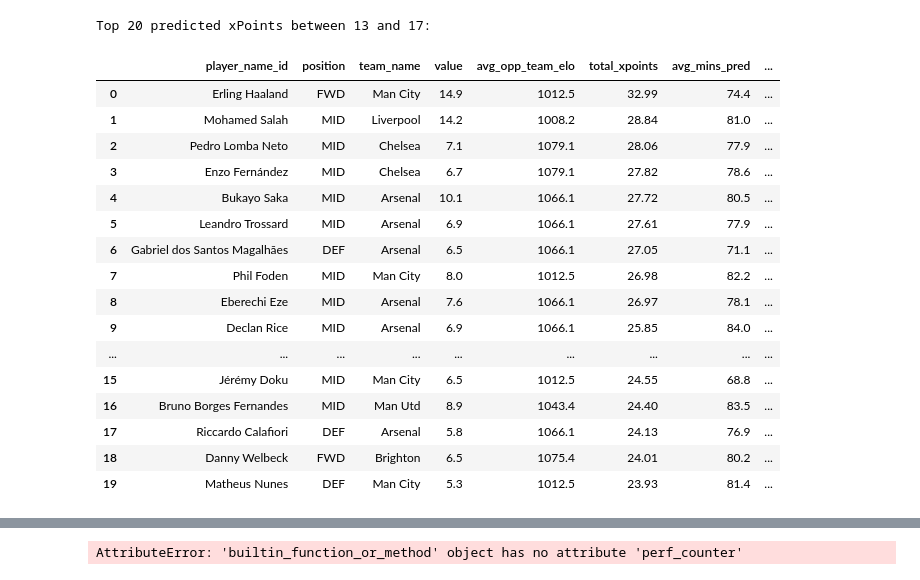
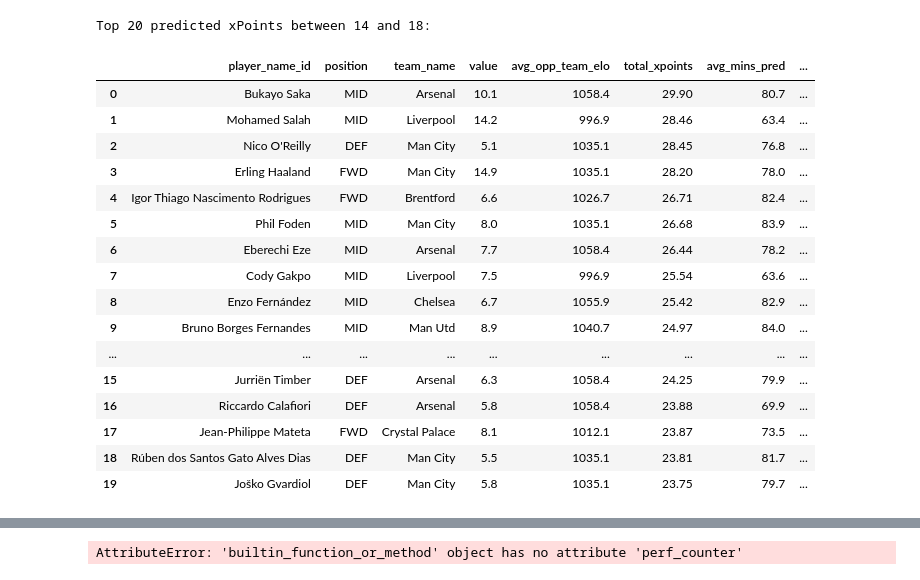
Before and after one commit to chrisimpacts/FPL-Points-Predictor, a Jupyter notebook: DIVX-Team-Analysis.ipynb, the cells around one changed output, grey strips where cells are left out. Saved outputs shown, nothing was run; the diff lists cells and outputs as text; code cells hidden in the pictures.

```diff
--- a/DIVX-Team-Analysis.ipynb
+++ b/DIVX-Team-Analysis.ipynb
@@ -5,8 +5,8 @@ import time
 start=time.perf_counter()
 # %%
 #add this info to a settings dict?
-stats_current_gameweek = 12
-picks_current_gameweek = 12
+stats_current_gameweek = 13
+picks_current_gameweek = 13
 current_season = 20252026
 # %%
 from DatabaseCreator import DatabaseCreator
@@ -77,44 +77,44 @@ None
 # %%
 print(f"\nTop 20 predicted xPoints between {picks_current_gameweek+1} and {picks_current_gameweek+5}:")
 next5gw_predictions = db_creator.run_sql(f"""
     SELECT
         player_name_id,
         position,
         team_name,
         value/10 as value,
         ROUND(AVG(opp_team_elo),1) AS avg_opp_team_elo,
         ROUND(SUM(xpoints),2) AS total_xpoints,
         ROUND(AVG(mins_pred),1) AS avg_mins_pred,
         ROUND(AVG(xgp90_pred),3) AS avg_xgp90_pred,
         ROUND(AVG(xap90_pred),3) AS avg_xap90_pred,
         ROUND(AVG(xgcp90_pred),3) AS avg_xgcp90_pred
     FROM predictions
     WHERE event BETWEEN {picks_current_gameweek+1} AND {picks_current_gameweek+5}
-        -- AND position = 'MID'
-        -- AND value <= 48
+        -- AND position = 'DEF'
+        -- AND value <= 45
     GROUP BY player_name_id, position, team_name, value
     ORDER BY total_xpoints DESC
 """)
 next5gw_predictions.head(20)
 # %% [output]
-Top 20 predicted xPoints between 13 and 17:
+Top 20 predicted xPoints between 14 and 18:
 |  | player_name_id | position | team_name | value | avg_opp_team_elo | total_xpoints | avg_mins_pred | ... |
-| 0 | Erling Haaland | FWD | Man City | 14.9 | 1012.5 | 32.99 | 74.4 | ... |
-| 1 | Mohamed Salah | MID | Liverpool | 14.2 | 1008.2 | 28.84 | 81.0 | ... |
-| 2 | Pedro Lomba Neto | MID | Chelsea | 7.1 | 1079.1 | 28.06 | 77.9 | ... |
-| 3 | Enzo Fernández | MID | Chelsea | 6.7 | 1079.1 | 27.82 | 78.6 | ... |
-| 4 | Bukayo Saka | MID | Arsenal | 10.1 | 1066.1 | 27.72 | 80.5 | ... |
-| 5 | Leandro Trossard | MID | Arsenal | 6.9 | 1066.1 | 27.61 | 77.9 | ... |
-| 6 | Gabriel dos Santos Magalhães | DEF | Arsenal | 6.5 | 1066.1 | 27.05 | 71.1 | ... |
-| 7 | Phil Foden | MID | Man City | 8.0 | 1012.5 | 26.98 | 82.2 | ... |
-| 8 | Eberechi Eze | MID | Arsenal | 7.6 | 1066.1 | 26.97 | 78.1 | ... |
-| 9 | Declan Rice | MID | Arsenal | 6.9 | 1066.1 | 25.85 | 84.0 | ... |
+| 0 | Bukayo Saka | MID | Arsenal | 10.1 | 1058.4 | 29.90 | 80.7 | ... |
+| 1 | Mohamed Salah | MID | Liverpool | 14.2 | 996.9 | 28.46 | 63.4 | ... |
+| 2 | Nico O'Reilly | DEF | Man City | 5.1 | 1035.1 | 28.45 | 76.8 | ... |
+| 3 | Erling Haaland | FWD | Man City | 14.9 | 1035.1 | 28.20 | 78.0 | ... |
+| 4 | Igor Thiago Nascimento Rodrigues | FWD | Brentford | 6.6 | 1026.7 | 26.71 | 82.4 | ... |
+| 5 | Phil Foden | MID | Man City | 8.0 | 1035.1 | 26.68 | 83.9 | ... |
+| 6 | Eberechi Eze | MID | Arsenal | 7.7 | 1058.4 | 26.44 | 78.2 | ... |
+| 7 | Cody Gakpo | MID | Liverpool | 7.5 | 996.9 | 25.54 | 63.6 | ... |
+| 8 | Enzo Fernández | MID | Chelsea | 6.7 | 1055.9 | 25.42 | 82.9 | ... |
+| 9 | Bruno Borges Fernandes | MID | Man Utd | 8.9 | 1040.7 | 24.97 | 84.0 | ... |
 | ... | ... | ... | ... | ... | ... | ... | ... | ... |
-| 15 | Jérémy Doku | MID | Man City | 6.5 | 1012.5 | 24.55 | 68.8 | ... |
-| 16 | Bruno Borges Fernandes | MID | Man Utd | 8.9 | 1043.4 | 24.40 | 83.5 | ... |
-| 17 | Riccardo Calafiori | DEF | Arsenal | 5.8 | 1066.1 | 24.13 | 76.9 | ... |
-| 18 | Danny Welbeck | FWD | Brighton | 6.5 | 1075.4 | 24.01 | 80.2 | ... |
-| 19 | Matheus Nunes | DEF | Man City | 5.3 | 1012.5 | 23.93 | 81.4 | ... |
+| 15 | Jurriën Timber | DEF | Arsenal | 6.3 | 1058.4 | 24.25 | 79.9 | ... |
+| 16 | Riccardo Calafiori | DEF | Arsenal | 5.8 | 1058.4 | 23.88 | 69.9 | ... |
+| 17 | Jean-Philippe Mateta | FWD | Crystal Palace | 8.1 | 1012.1 | 23.87 | 73.5 | ... |
+| 18 | Rúben dos Santos Gato Alves Dias | DEF | Man City | 5.5 | 1035.1 | 23.81 | 81.7 | ... |
+| 19 | Joško Gvardiol | DEF | Man City | 5.8 | 1035.1 | 23.75 | 79.7 | ... |
 # %%
 divx_picks.head()
 # %% [output]
```
Also changed, not shown: parts of 7 cells of this notebook, 5 other files.
